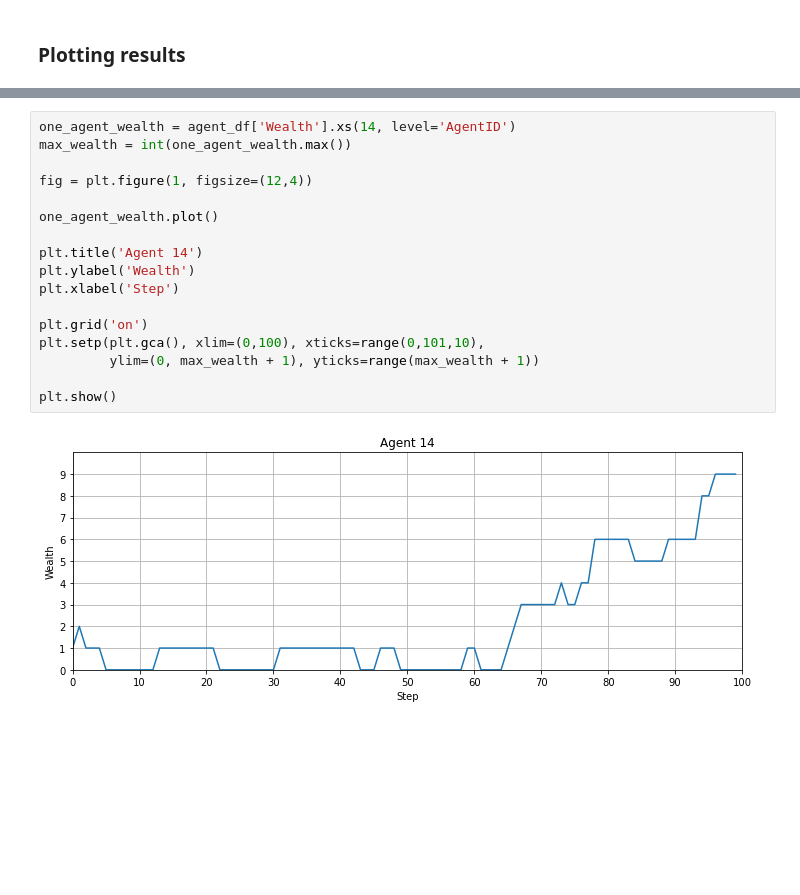
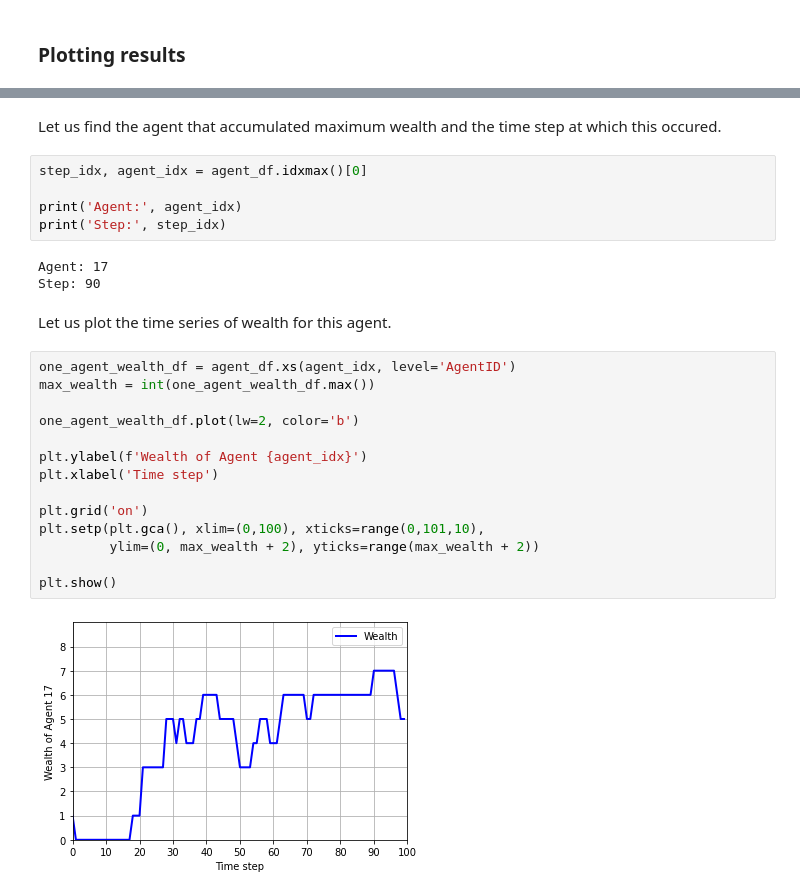
Before and after one commit to kthpanor/cb1020, a Jupyter notebook: _sources/docs/agent.ipynb, the cells around one changed output, grey strips where cells are left out. Saved outputs shown, nothing was run; the diff lists cells and outputs as text; blank space fills up the shorter version.

```diff
--- a/_sources/docs/agent.ipynb
+++ b/_sources/docs/agent.ipynb
@@ -184,19 +188,28 @@ plt.show()
+# %% [markdown]
+Let us find the agent that accumulated maximum wealth and the time step at which this occured.
+# %%
+step_idx, agent_idx = agent_df.idxmax()[0]
+
+print('Agent:', agent_idx)
+print('Step:', step_idx)
+# %% [output]
+Agent: 17
+Step: 90
+# %% [markdown]
+Let us plot the time series of wealth for this agent.
 # %%
-one_agent_wealth = agent_df['Wealth'].xs(14, level='AgentID')
-max_wealth = int(one_agent_wealth.max())
+one_agent_wealth_df = agent_df.xs(agent_idx, level='AgentID')
+max_wealth = int(one_agent_wealth_df.max())
 
-fig = plt.figure(1, figsize=(12,4))
+one_agent_wealth_df.plot(lw=2, color='b')
 
-one_agent_wealth.plot()
-
-plt.title('Agent 14')
-plt.ylabel('Wealth')
-plt.xlabel('Step')
+plt.ylabel(f'Wealth of Agent {agent_idx}')
+plt.xlabel('Time step')
 
 plt.grid('on')
 plt.setp(plt.gca(), xlim=(0,100), xticks=range(0,101,10),
-         ylim=(0, max_wealth + 1), yticks=range(max_wealth + 1))
+         ylim=(0, max_wealth + 2), yticks=range(max_wealth + 2))
 
 plt.show()
 # %% [output]
-[figure, old version]
+[figure, new version]
```
Also changed, not shown: parts of 6 cells of this notebook, 9 other files.
